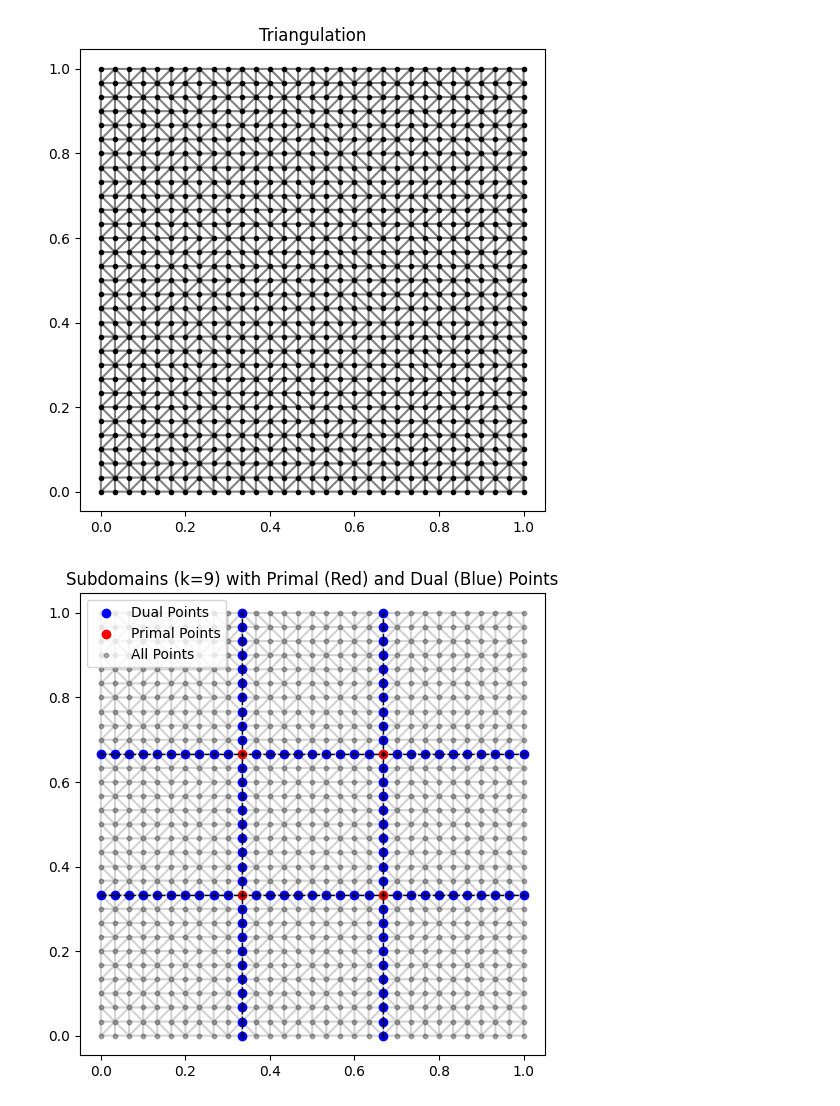
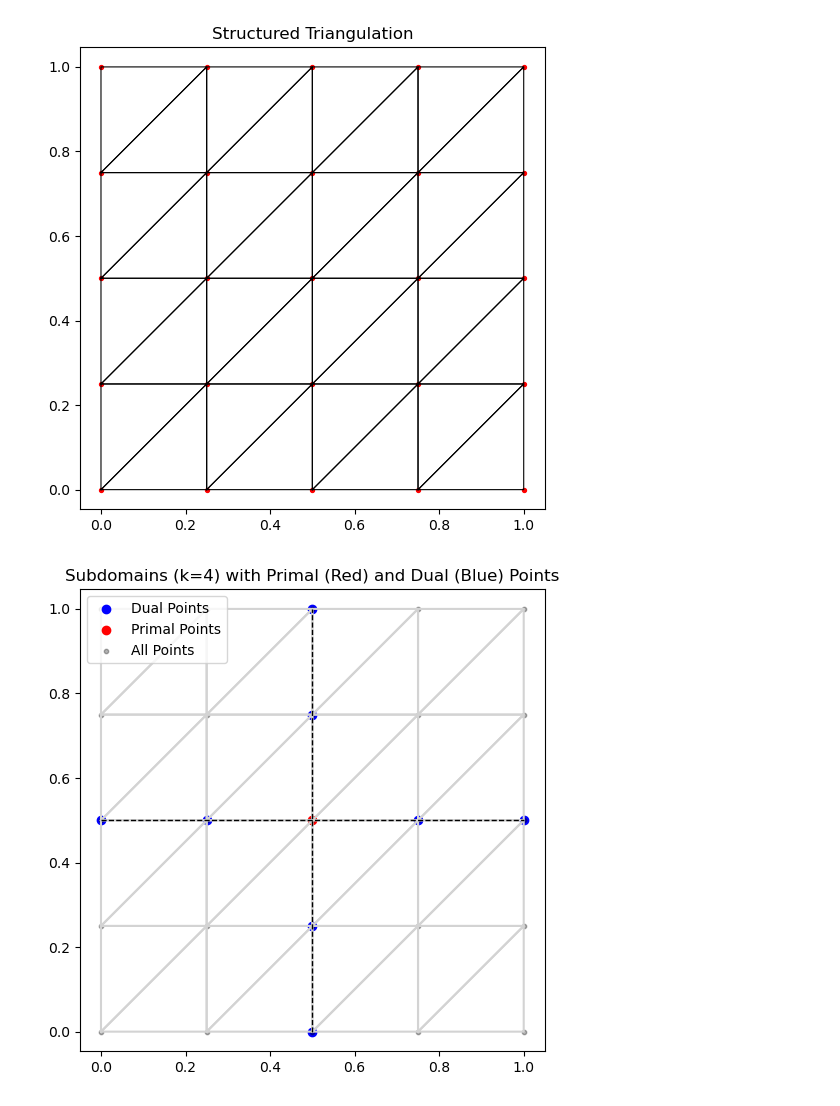
Before and after one commit to salarnooori/ML-Adaptive-Domain-Decomposition-Constraint-Prediction, a Jupyter notebook: Standard_FETI-DP.ipynb, the cells around one changed output. Drawn from its saved outputs; the diff is of its cells as text; code cells hidden in the pictures.

Commit message:
fix ordering of triangulation and split domain to k sub-domain and make phi functions.

```diff
--- a/Standard_FETI-DP.ipynb
+++ b/Standard_FETI-DP.ipynb
@@ -164,14 +172,13 @@ mesh.plot_subdomains_and_points()
-# %%
-mesh = Mesh2D(domain=((0, 1), (0, 1)))
-
-# Random points + ensure border and primal points are present
-mesh.get_points(n=1000, ordered=True, add_border_points=True, k=9)
-
-mesh.triangulate()
-mesh.plot_triangulation()
-
-mesh.divide_domain(k=9)
-mesh.plot_subdomains_and_points()
-# %% [output]
-[figure, removed]
-[figure, removed]
+# %%
+
+
+mesh = Mesh2D()
+mesh.get_ordered_points(side_x=5, side_y=5)
+mesh.triangulate()
+mesh.divide_domain(k=4)  # Divide into 4 subdomains
+mesh.plot_triangulation()
+mesh.plot_subdomains_and_points()
+mesh.plot_phi_function(subdomain_index=1, phi_index_in_subdomain=4)
+# %% [output]
+[figure, added]
+[figure, added]
```
Also changed, not shown: parts of 4 cells of this notebook.
